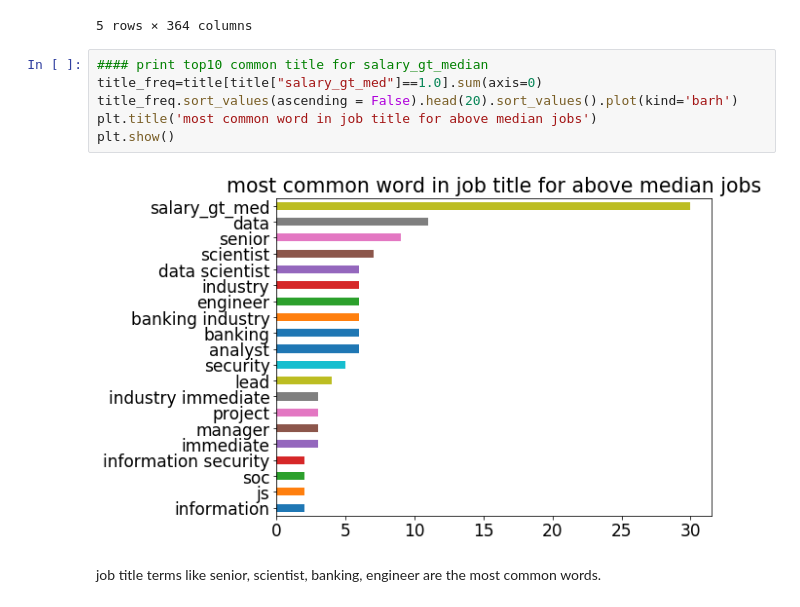
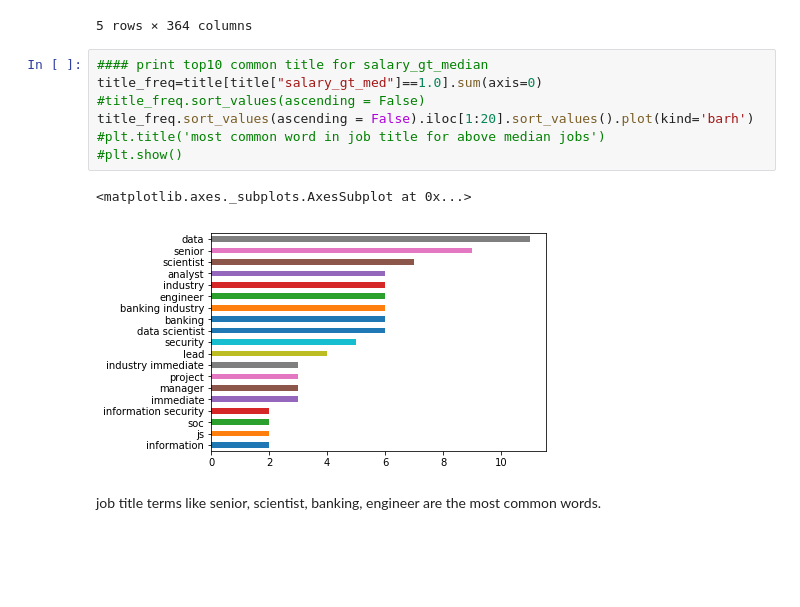
Before and after one commit to xw0927/GA_project, a Jupyter notebook: project-4/EDA_Analysis.ipynb, the cells around one changed output. Drawn from its saved outputs; the diff is of its cells as text; blank space fills up the shorter version.

```diff
--- a/project-4/EDA_Analysis.ipynb
+++ b/project-4/EDA_Analysis.ipynb
@@ -165,11 +165,13 @@ title.head()
 # %%
 #### print top10 common title for salary_gt_median
 title_freq=title[title["salary_gt_med"]==1.0].sum(axis=0)
-title_freq.sort_values(ascending = False).head(20).sort_values().plot(kind='barh')
-plt.title('most common word in job title for above median jobs')
-plt.show()
+#title_freq.sort_values(ascending = False)
+title_freq.sort_values(ascending = False).iloc[1:20].sort_values().plot(kind='barh')
+#plt.title('most common word in job title for above median jobs')
+#plt.show()
 # %% [output]
+<matplotlib.axes._subplots.AxesSubplot at 0x...>
-[figure, old version]
+[figure, new version]
 # %% [markdown]
 job title terms like senior, scientist, banking, engineer are the most common words.
 # %%
```
Also changed, not shown: parts of 31 cells of this notebook, 1 other file.
